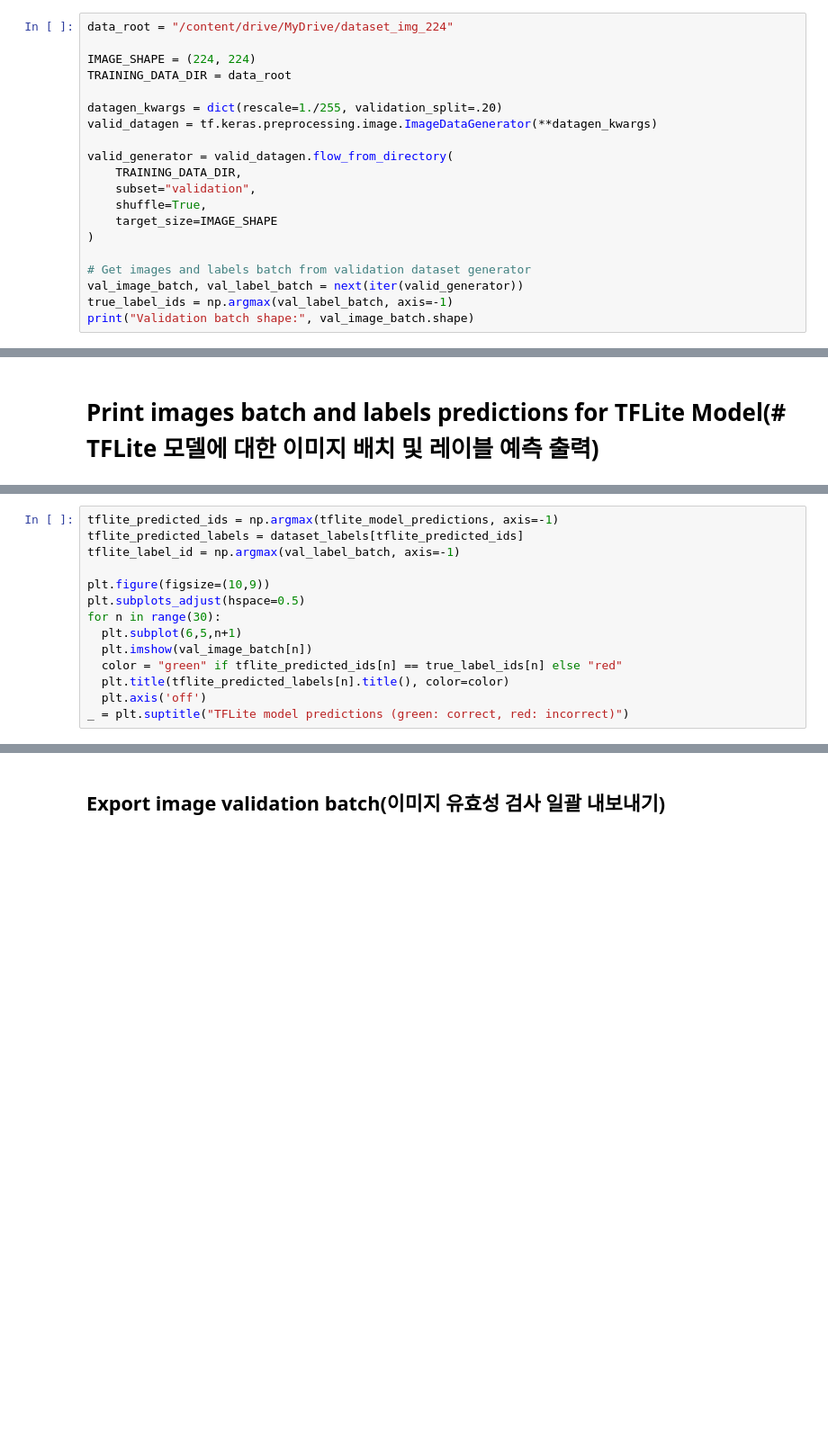
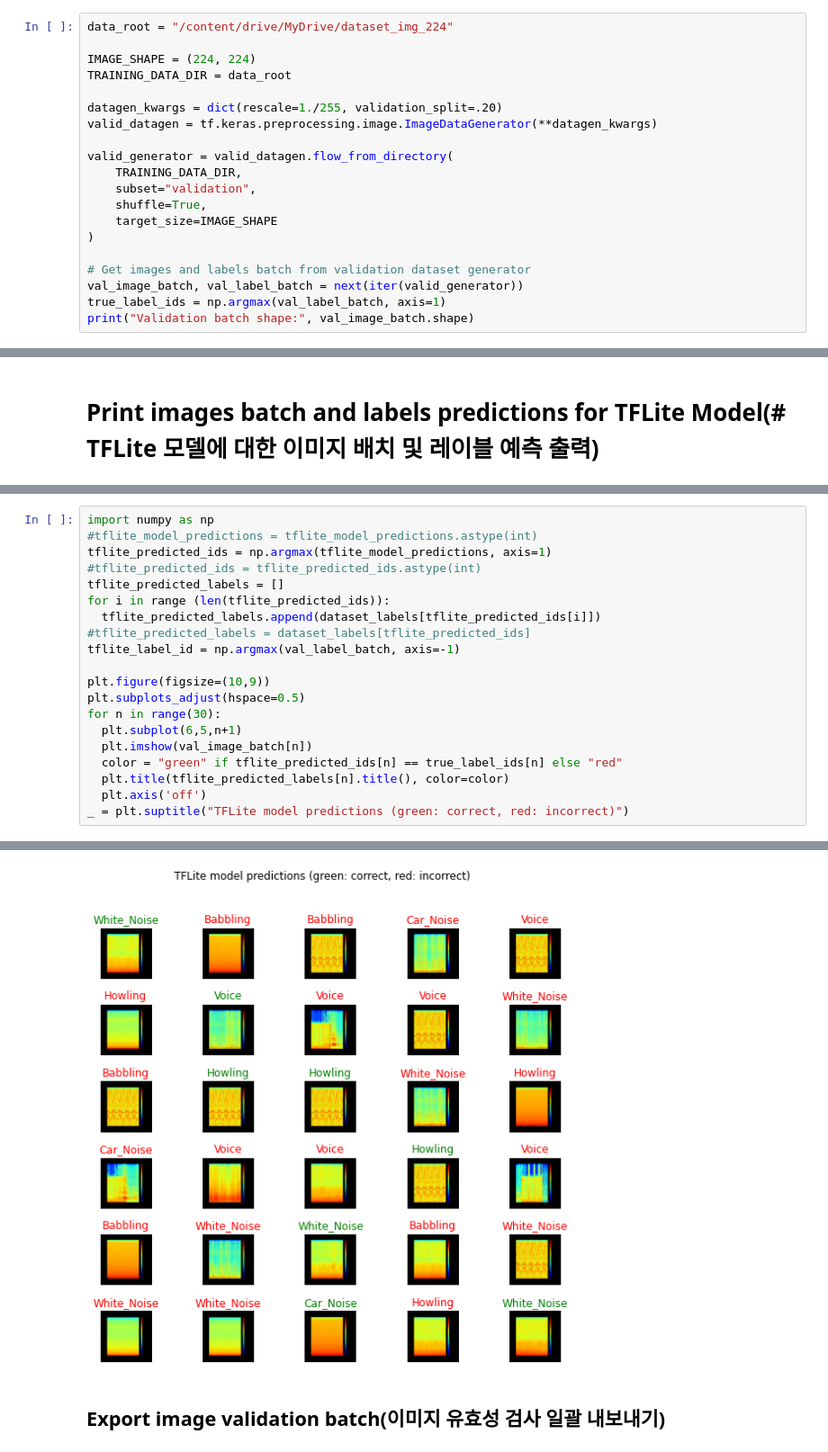
Before and after one commit to YujinCHACHA/tensorflow_beginning, a Jupyter notebook: Testing_TFLite_model_v2_sound_tf_fin_del_lite_ipynb의_사본.ipynb, the cells around one changed output, grey strips where cells are left out. Shown at 90% size. Drawn from its saved outputs; the diff is of its cells as text; blank space fills up the shorter version.

```diff
--- a/Testing_TFLite_model_v2_sound_tf_fin_del_lite_ipynb의_사본.ipynb
+++ b/Testing_TFLite_model_v2_sound_tf_fin_del_lite_ipynb의_사본.ipynb
@@ -721,7 +766,7 @@ valid_generator = valid_datagen.flow_from_directory(
 
 # Get images and labels batch from validation dataset generator
 val_image_batch, val_label_batch = next(iter(valid_generator))
-true_label_ids = np.argmax(val_label_batch, axis=-1)
+true_label_ids = np.argmax(val_label_batch, axis=1)
 print("Validation batch shape:", val_image_batch.shape)
 # %% [output]
 Found 102 images belonging to 5 classes.
@@ -898,6 +952,12 @@ At the end let's visualize predictions from TensorFlow Lite and quantized Tensor
 # %%
-tflite_predicted_ids = np.argmax(tflite_model_predictions, axis=-1)
-tflite_predicted_labels = dataset_labels[tflite_predicted_ids]
+import numpy as np
+#tflite_model_predictions = tflite_model_predictions.astype(int)
+tflite_predicted_ids = np.argmax(tflite_model_predictions, axis=1)
+#tflite_predicted_ids = tflite_predicted_ids.astype(int)
+tflite_predicted_labels = []
+for i in range (len(tflite_predicted_ids)):
+  tflite_predicted_labels.append(dataset_labels[tflite_predicted_ids[i]])
+#tflite_predicted_labels = dataset_labels[tflite_predicted_ids]
 tflite_label_id = np.argmax(val_label_batch, axis=-1)
 
 plt.figure(figsize=(10,9))
@@ -914,3 +973,4 @@ TypeError: ignored
+[figure, added]
 # %% [markdown]
 ## Export image validation batch(이미지 유효성 검사 일괄 내보내기)
 # %% [markdown]
```
Also changed, not shown: parts of 20 cells of this notebook.
